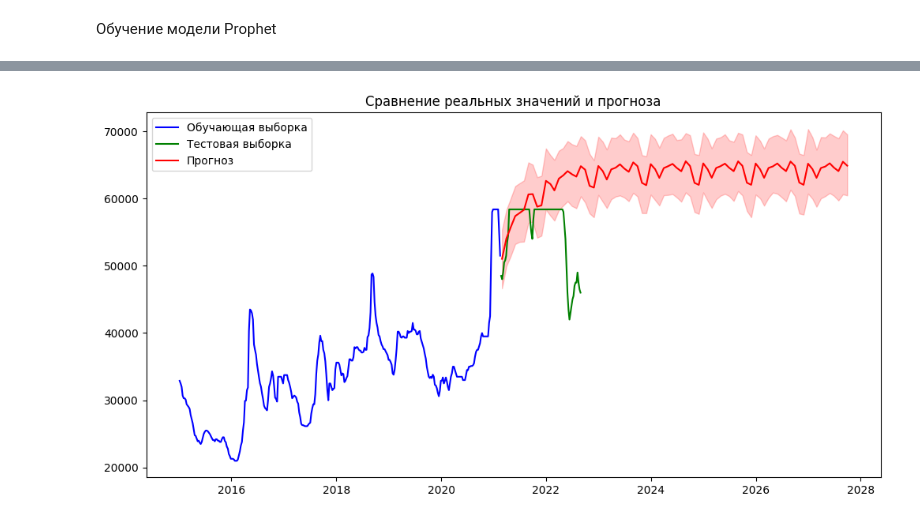
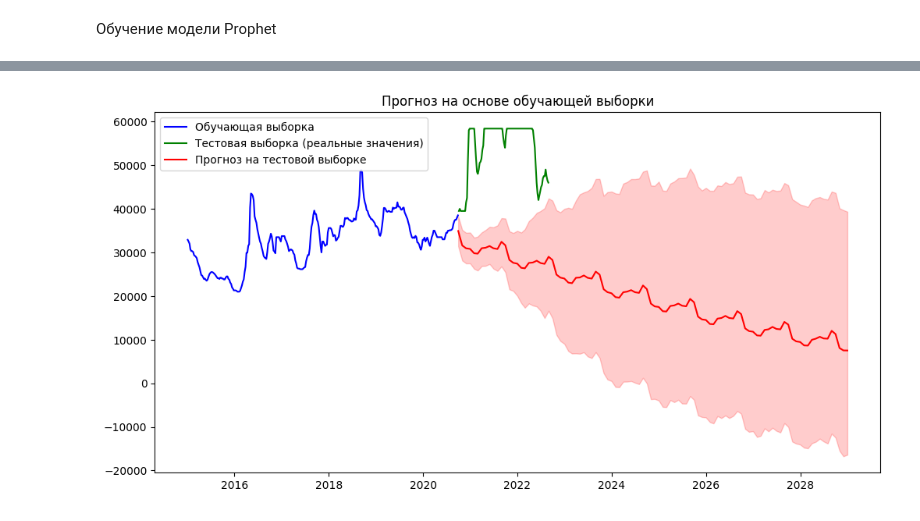
Before and after one commit to mrsoning/Intensive_3, a Jupyter notebook: Deni/baseline deni.ipynb, the cells around one changed output, grey strips where cells are left out. Saved outputs shown, nothing was run; the diff lists cells and outputs as text; code cells hidden in the pictures.

```diff
--- a/Deni/baseline deni.ipynb
+++ b/Deni/baseline deni.ipynb
@@ -383,16 +211,15 @@ import pandas as pd
 import numpy as np
 import matplotlib.pyplot as plt
 from prophet import Prophet
-from sklearn.metrics import mean_absolute_error
+from sklearn.metrics import mean_squared_error
+from sklearn.model_selection import train_test_split
 
 # --- 1. Загрузка данных ---
-try:
-    df_train = pd.read_excel("C:\\Users\\2K\\Desktop\\train.xlsx", parse_dates=['dt'])
-    df_test = pd.read_excel("C:\\Users\\2K\\Desktop\\test.xlsx", parse_dates=['dt'])
-    df_train = df_train.rename(columns={'dt': 'ds', 'Цена на арматуру': 'y'})
-except FileNotFoundError:
-    print("Ошибка: Файл не найден. Убедитесь, что путь к файлу указан правильно.")
-    exit()
+
+    # Загружаем данные из файла
+data = pd.read_excel("C:\\Users\\2K\\Desktop\\train.xlsx", parse_dates=['dt'])
+data = data.rename(columns={'dt': 'ds', 'Цена на арматуру': 'y'})
+
 
 # --- 2. Обработка пропущенных значений и выбросов ---
 def clean_data(df, value_column):
@@ -407,65 +234,52 @@ def clean_data(df, value_column):
     df[value_column] = df[value_column].clip(lower, upper)
     return df
 
-df_train = clean_data(df_train, 'y')
+data = clean_data(data, 'y')
 
-# --- 3. Разделение данных на обучающую и тестовую выборки ---
-train_size = int(len(df_train) * 0.8)
-train, test = df_train.iloc[:train_size], df_train.iloc[train_size:]
+# --- 3. Разделение данных на обучающую (75%) и тестовую (25%) выборки ---
+train_data, test_data = train_test_split(data, test_size=0.25, shuffle=False)
 
 # --- 4. Настройка параметра cap ---
-cap = df_train['y'].max() * 1.1  # Максимальное значение + 10% буфера
+cap = train_data['y'].max() * 1.1 # Максимальное значение + 10% буфера
 print(f"Установлен cap: {cap:.2f}")
 
-# Добавляем cap ко всем данным
-df_train['cap'] = cap
-train['cap'] = cap
-test['cap'] = cap
+# Добавляем cap к обучающим данным
+train_data['cap'] = cap
 
 # --- 5. Обучение модели Prophet ---
 model = Prophet(
-    growth='logistic',
-    yearly_seasonality=True,
-    seasonality_prior_scale=20,  # Увеличение силы сезонности
-    changepoint_prior_scale=0.5,  # Гибкость точек изменения тренда
-    changepoint_range=0.9  # Диапазон точек изменения тренда
+growth='logistic',
+yearly_seasonality=True,
+seasonality_prior_scale=20,
+changepoint_prior_scale=0.5,
+changepoint_range=0.9
 )
+model.fit(train_data)
 
-model.fit(train)
+# --- 6. Прогнозирование на тестовой выборке ---
+# Создаем датасет для прогноза на период тестовой выборки
+test_data['cap'] = cap
+future = model.make_future_dataframe(periods=len(test_data), freq='M') # Прогноз на длину тестовой выборки
+future['cap'] = cap
 
-# --- 6. Прогнозирование ---
-future_test = model.make_future_dataframe(periods=len(test), freq='M')
-future_test['cap'] = cap
-forecast_test = model.predict(future_test)
+forecast = model.predict(future)
 
-# Оценка качества прогноза
-mae = mean_absolute_error(test['y'], forecast_test['yhat'][-len(test):])
-print(f"MAE на тестовой выборке: {mae:.2f}")
+# Извлекаем прогнозы только для тестовой выборки
+test_forecast = forecast[['ds', 'yhat', 'yhat_lower', 'yhat_upper']].tail(len(test_data))
+test_forecast = test_forecast.reset_index(drop=True)
+test_data = test_data.reset_index(drop=True)
 
-# --- 7. Визуализация результатов ---
+# --- 7. Оценка качества модели ---
+mse = mean_squared_error(test_data['y'], test_forecast['yhat'])
+print(f"Mean Squared Error на тестовой выборке: {mse:.2f}")
+
+# --- 8. Визуализация результатов ---
 plt.figure(figsize=(12, 6))
-plt.plot(train['ds'], train['y'], label='Обучающая выборка', color='blue')
-plt.plot(test['ds'], test['y'], label='Тестовая выборка', color='green')
-plt.plot(forecast_test['ds'][-len(test):], forecast_test['yhat'][-len(test):], label='Прогноз', color='red')
-plt.fill_between(forecast_test['ds'][-len(test):], forecast_test['yhat_lower'][-len(test):], forecast_test['yhat_upper'][-len(test):], color='red', alpha=0.2)
+plt.plot(train_data['ds'], train_data['y'], label='Обучающая выборка', color='blue')
+plt.plot(test_data['ds'], test_data['y'], label='Тестовая выборка (реальные значения)', color='green')
+plt.plot(test_forecast['ds'], test_forecast['yhat'], label='Прогноз на тестовой выборке', color='red')
+plt.fill_between(test_forecast['ds'], test_forecast['yhat_lower'], test_forecast['yhat_upper'], color='red', alpha=0.2)
 plt.legend()
-plt.title("Сравнение реальных значений и прогноза")
+plt.title("Прогноз на основе обучающей выборки")
 plt.show()
-
-# --- 8. Долгосрочный прогноз ---
-future_long = model.make_future_dataframe(periods=36, freq='M')
-future_long['cap'] = cap
-forecast_long = model.predict(future_long)
-
-plt.figure(figsize=(12, 6))
-plt.plot(df_train['ds'], df_train['y'], label='Исходные данные', color='blue')
-plt.plot(forecast_long['ds'], forecast_long['yhat'], label='Долгосрочный прогноз', color='red')
-plt.fill_between(forecast_long['ds'], forecast_long['yhat_lower'], forecast_long['yhat_upper'], color='red', alpha=0.2)
-plt.legend()
-plt.title("Долгосрочный прогноз")
-plt.show()
-
-# --- 9. Сохранение прогноза ---
-forecast_long.to_csv('forecast.csv', index=False)
-print("Прогноз сохранен в файл 'forecast.csv'")
 # %% [output]
@@ -486 +290 @@ MAE на тестовой выборке: 8122.37
-[figure, old version]
+[figure, new version]
```
Also changed, not shown: parts of 11 cells of this notebook.
